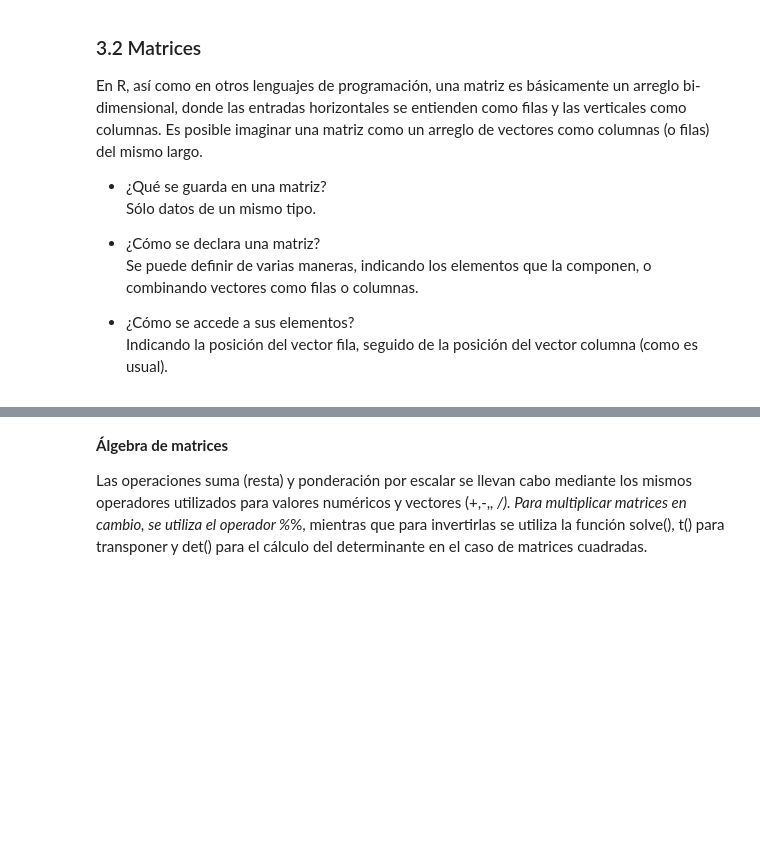
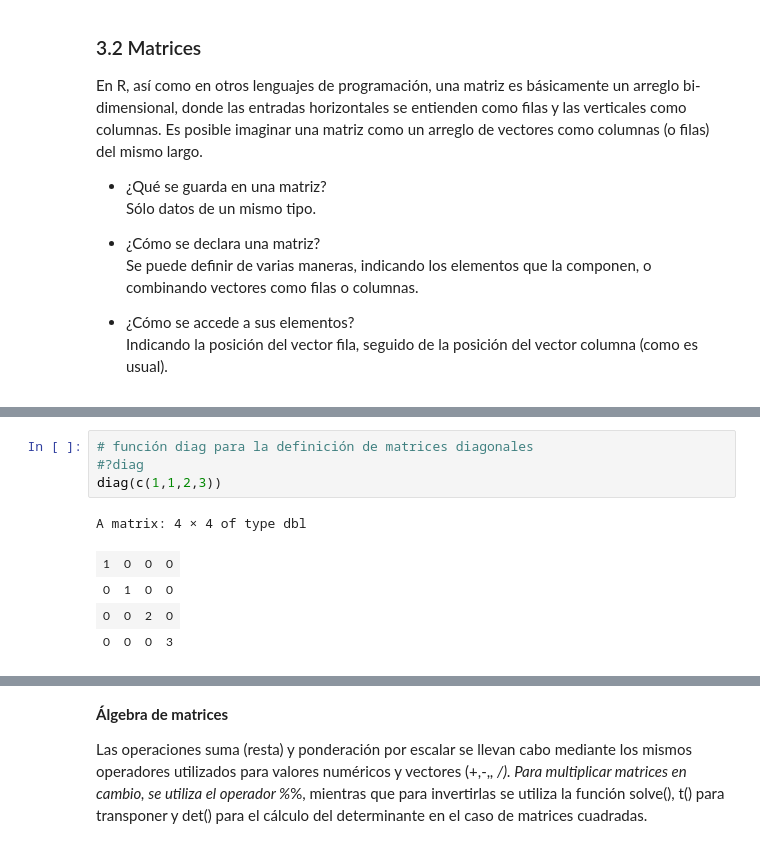
Before and after one commit to Davidestebancorrea/DBDC_202307_Programacion_en_R_para_ciencia_de_datos, a Jupyter notebook: Clases/C2/Clase_2_01_matrices.ipynb, the cells around one changed output, grey strips where cells are left out. Saved outputs shown, nothing was run; the diff lists cells and outputs as text; blank space fills up the shorter version.

```diff
--- a/Clases/C2/Clase_2_01_matrices.ipynb
+++ b/Clases/C2/Clase_2_01_matrices.ipynb
@@ -80,0 +135,10 @@ M3["f2","c3"]
+# %%
+# función diag para la definición de matrices diagonales
+#?diag
+diag(c(1,1,2,3))
+# %% [output]
+A matrix: 4 × 4 of type dbl
+| 1 | 0 | 0 | 0 |
+| 0 | 1 | 0 | 0 |
+| 0 | 0 | 2 | 0 |
+| 0 | 0 | 0 | 3 |
```
Also changed, not shown: parts of 45 cells of this notebook.
